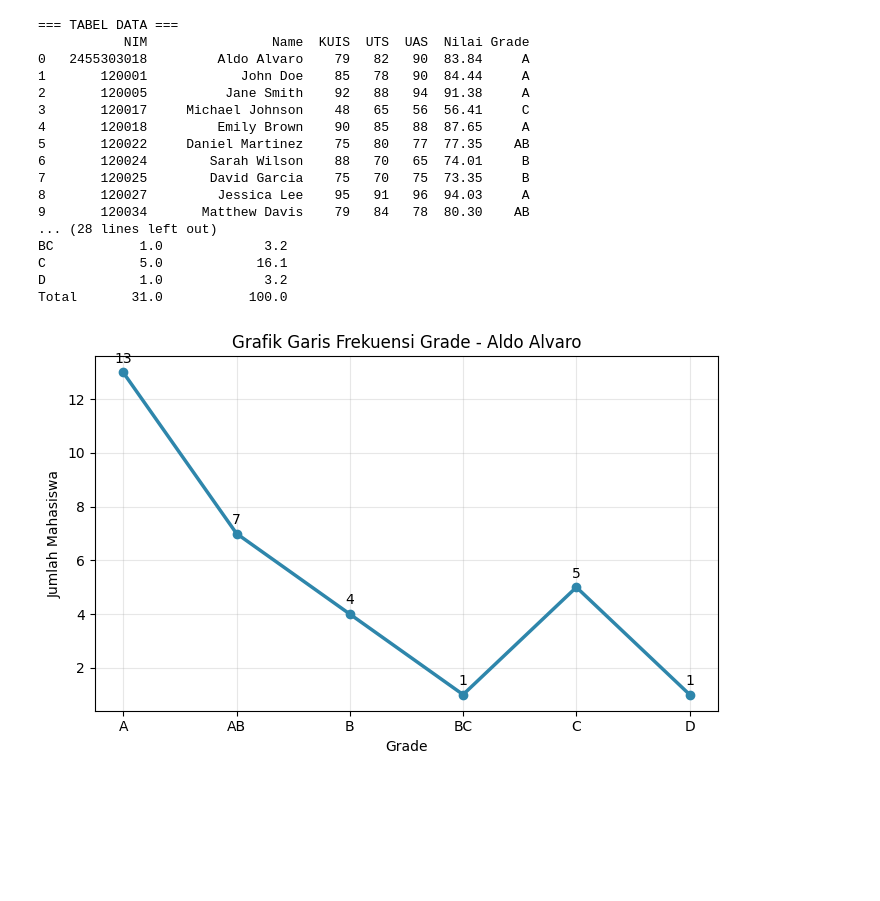
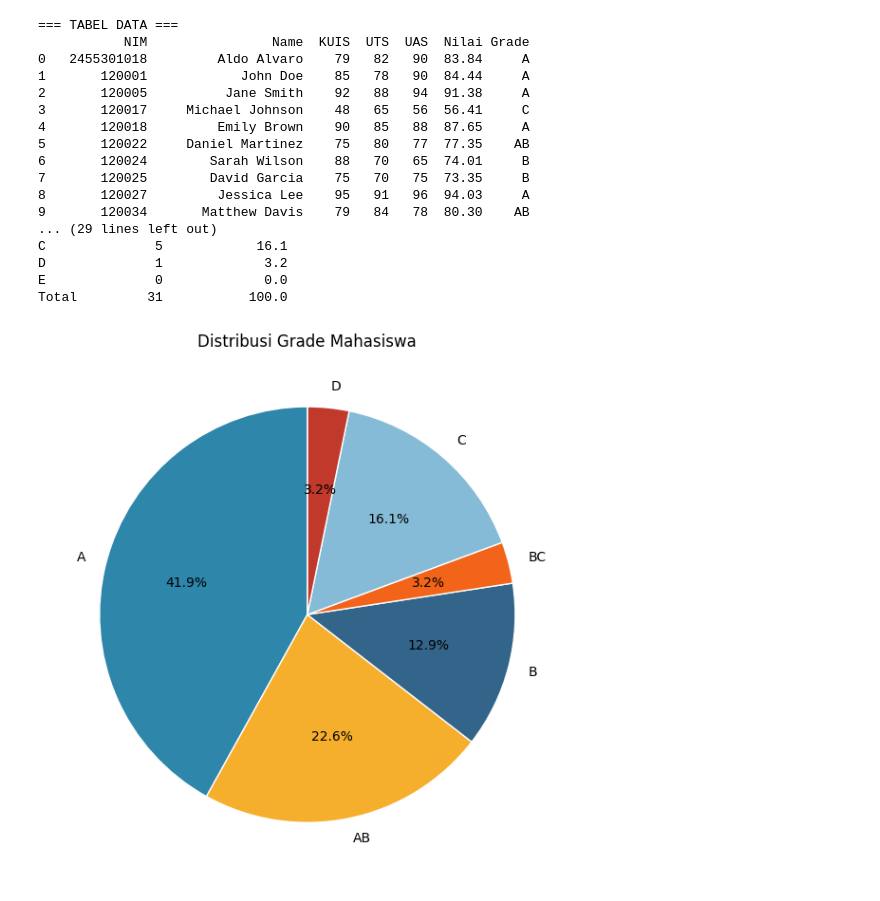
Before and after one commit to aldoalvaro/ProbStat-AldoTugas4, a Jupyter notebook: Probabilitas&Statistika_Tugas_4.ipynb, the cells around one changed output. Drawn from its saved outputs; the diff is of its cells as text; code cells hidden in the pictures; blank space fills up the shorter version.

```diff
--- a/Probabilitas&Statistika_Tugas_4.ipynb
+++ b/Probabilitas&Statistika_Tugas_4.ipynb
@@ -1,48 +1,70 @@
 # %% [markdown]
 <a href="https://colab.research.google.com/github/aldoalvaro/ProbStat-AldoTugas4/blob/main/Probabilitas%26Statistika_Tugas_4.ipynb" target="_parent"><img src="https://colab.research.google.com/assets/colab-badge.svg" alt="Open In Colab"/></a>
 # %%
+
+import numpy as np
 import pandas as pd
 import matplotlib.pyplot as plt
 
 # PENGORGANISASIAN DATA
 # Tabel Data
-path = "aldo.xlsx"
-dataraw = pd.read_excel(path)
+path = "PenyajianDataProbStatAldo.xlsx"
+dataraw = pd.read_excel(path, usecols="B:H")   # kolom B-H saja (yang diambil hanya tabel dari kolom B sampai H saja)
+dataraw.columns = ["NIM", "Name", "KUIS", "UTS", "UAS", "Nilai", "Grade"]
 print("=== TABEL DATA ===")
 print(dataraw)
 
 # Tabel Frekuensi (+ persentase)
 datafrq = pd.crosstab(index=dataraw["Grade"], columns="Frekuensi")
+datafrq = datafrq.reindex(["A", "AB", "B", "BC", "C", "D", "E"], fill_value=0)
 tabel = datafrq.copy()
 tabel["Persentase (%)"] = (datafrq["Frekuensi"] / datafrq["Frekuensi"].sum() * 100).round(1)
 tabel.loc["Total"] = [datafrq["Frekuensi"].sum(), tabel["Persentase (%)"].sum().round(0)]
+tabel["Frekuensi"] = tabel["Frekuensi"].astype(int)
 print("\n=== TABEL FREKUENSI ===")
 print(tabel)
 
 # PENYAJIAN DATA
-warna = ["#2E86AB", "#F6AE2D", "#33658A", "#F26419", "#86BBD8", "#C0392B"]
+warna = ["#2E86AB", "#F6AE2D", "#33658A", "#F26419", "#86BBD8", "#C0392B", "#7F8C8D"]
 
-# Grafik Garis
-ax = datafrq.plot(marker="o", color="#2E86AB", linewidth=2.5, figsize=(7, 4.5), legend=False)
-ax.set_title("Grafik Garis Frekuensi Grade - Aldo Alvaro")
-ax.set_xlabel("Grade"); ax.set_ylabel("Jumlah Mahasiswa")
-ax.grid(alpha=.3)
-for i, v in enumerate(datafrq["Frekuensi"]):
-    ax.annotate(str(v), (i, v), textcoords="offset points", xytext=(0, 7), ha="center")
-plt.tight_layout(); plt.savefig("grafik_garis.png", dpi=150); plt.show()
+# 1. Pie Chart - Distribusi Grade Mahasiswa
+fig, ax = plt.subplots(figsize=(6, 6))
+datafrq.plot(kind="pie", y="Frekuensi", ax=ax, legend=False, colors=warna,
+                  startangle=90, wedgeprops={"edgecolor": "white"},
+                  autopct=lambda p: f"{p:.1f}%" if p > 0 else "")   # untuk menyembunyikan label 0%
+ax.set_ylabel(""); ax.set_title("Distribusi Grade Mahasiswa")
+plt.tight_layout(); plt.savefig("pie_chart.png", dpi=150); plt.show()
 
-# Grafik Batang
-ax = datafrq.plot(kind="bar", color=warna, figsize=(7, 4.5), legend=False, edgecolor="black")
-ax.set_title("Grafik Batang Frekuensi Grade - Aldo Alvaro")
+# 2. Grafik Batang - Jumlah Mahasiswa per Grade
+fig, ax = plt.subplots(figsize=(7, 4.5))
+datafrq.plot(kind="bar", ax=ax, color=warna, legend=False, edgecolor="black")
+ax.set_title("Jumlah Mahasiswa per Grade")
 ax.set_xlabel("Grade"); ax.set_ylabel("Jumlah Mahasiswa")
 ax.bar_label(ax.containers[0]); plt.xticks(rotation=0)
 plt.tight_layout(); plt.savefig("grafik_batang.png", dpi=150); plt.show()
 
-# Pie Chart
-ax = datafrq.plot(kind="pie", y="Frekuensi", autopct="%1.1f%%", legend=False,
-                  colors=warna, figsize=(6, 6), startangle=90, wedgeprops={"edgecolor": "white"})
-ax.set_ylabel(""); ax.set_title("Pie Chart Persentase Grade - Aldo Alvaro")
-plt.tight_layout(); plt.savefig("pie_chart.png", dpi=150); plt.show()
+# 3. Grafik Garis - Tren rata-rata nilai kelas (Kuis - UTS - UAS)
+rata2 = dataraw[["KUIS", "UTS", "UAS"]].mean()
+fig, ax = plt.subplots(figsize=(7, 4.5))
+rata2.plot(ax=ax, marker="o", color="#2E86AB", linewidth=2.5)
+ax.set_title("Tren Rata-rata Nilai Kelas (Kuis - UTS - UAS)")
+ax.set_xlabel("Tahap Penilaian"); ax.set_ylabel("Rata-rata Nilai")
+ax.grid(alpha=.3); ax.margins(y=0.2)
+for i, v in enumerate(rata2):
+    ax.annotate(f"{v:.2f}", (i, v), textcoords="offset points", xytext=(0, 8), ha="center")
+plt.tight_layout(); plt.savefig("grafik_garis.png", dpi=150); plt.show()
+
+# 4. Scatter Plot - Korelasi nilai UTS dan UAS (+ garis tren)
+fig, ax = plt.subplots(figsize=(6.5, 5))
+dataraw.plot.scatter(x="UTS", y="UAS", ax=ax, color="#F26419", s=45, edgecolor="black")
+m, c = np.polyfit(dataraw["UTS"], dataraw["UAS"], 1)
+r = dataraw["UTS"].corr(dataraw["UAS"])
+xs = np.array([dataraw["UTS"].min(), dataraw["UTS"].max()])
+ax.plot(xs, m * xs + c, "--", color="#33658A", label=f"Tren: UAS = {m:.2f}\u00b7UTS + {c:.2f}  (r = {r:.3f})")
+ax.set_title("Korelasi Nilai UTS dan UAS Mahasiswa")
+ax.set_xlabel("Nilai UTS"); ax.set_ylabel("Nilai UAS"); ax.grid(alpha=.3); ax.legend()
+plt.tight_layout(); plt.savefig("scatter_uts_uas.png", dpi=150); plt.show()
+print(f"\nKorelasi UTS-UAS: r = {r:.3f}, r^2 = {r**2:.3f}, slope = {m:.3f}, intercept = {c:.3f}")
 
 # STATISTIKA DESKRIPTIF
 dataraw["Nilai"] = pd.to_numeric(dataraw["Nilai"], errors="coerce")
@@ -54,42 +76,42 @@ stats["Mode"] = dt.mode().iloc[0]
 stats["variance"] = dt.var()
 stats["range"] = dt.max() - dt.min()
 stats["skewness"] = dt.skew()
-stats["kurtosis"] = dt.kurtosis()
+stats["kurtosis"] = dt.kurtosis()          # excess kurtosis (normal = 0)
 print("\n=== STATISTIKA DESKRIPTIF NILAI AKHIR ===")
 print(stats.round(3))
 
-print("Semua modus:", dt.mode().tolist())
+print("Semua modus:", dt.mode().tolist())   # data bimodal jika lebih dari satu
 
 # Tambahan: IQR dan deteksi outlier (1,5 x IQR)
 q1, q3 = dt.quantile(.25), dt.quantile(.75)
 iqr = q3 - q1
 bb, ba = q1 - 1.5 * iqr, q3 + 1.5 * iqr
 outlier = dataraw[(dt < bb) | (dt > ba)]
 print(f"\nIQR = {iqr:.2f} | batas bawah = {bb:.2f} | batas atas = {ba:.2f}")
 print("Outlier:", "tidak ada" if outlier.empty else outlier[["Name", "Nilai"]].to_string(index=False))
 print(f"CV (SD/Mean) = {dt.std() / dt.mean() * 100:.1f}%")
 
 # Tambahan: statistik per komponen penilaian
 print("\n=== RINGKASAN PER KOMPONEN ===")
 print(dataraw[["KUIS", "UTS", "UAS", "Nilai"]].agg(["mean", "median", "std", "min", "max"]).round(2))
 print("\nKorelasi komponen terhadap Nilai akhir:")
 print(dataraw[["KUIS", "UTS", "UAS", "Nilai"]].corr()["Nilai"].round(3))
 # %% [output]
 === TABEL DATA ===
            NIM                Name  KUIS  UTS  UAS  Nilai Grade
-0   2455303018         Aldo Alvaro    79   82   90  83.84     A
+0   2455301018         Aldo Alvaro    79   82   90  83.84     A
 1       120001            John Doe    85   78   90  84.44     A
 2       120005          Jane Smith    92   88   94  91.38     A
 3       120017     Michael Johnson    48   65   56  56.41     C
 4       120018         Emily Brown    90   85   88  87.65     A
 5       120022     Daniel Martinez    75   80   77  77.35    AB
 6       120024        Sarah Wilson    88   70   65  74.01     B
 7       120025        David Garcia    75   70   75  73.35     B
 8       120027         Jessica Lee    95   91   96  94.03     A
 9       120034       Matthew Davis    79   84   78  80.30    AB
-... (28 lines left out)
-BC           1.0             3.2
-C            5.0            16.1
-D            1.0             3.2
-Total       31.0           100.0
+... (29 lines left out)
+C              5            16.1
+D              1             3.2
+E              0             0.0
+Total         31           100.0
-[figure, old version]
+[figure, new version]
```
Also changed, not shown: parts of 1 cell of this notebook.
